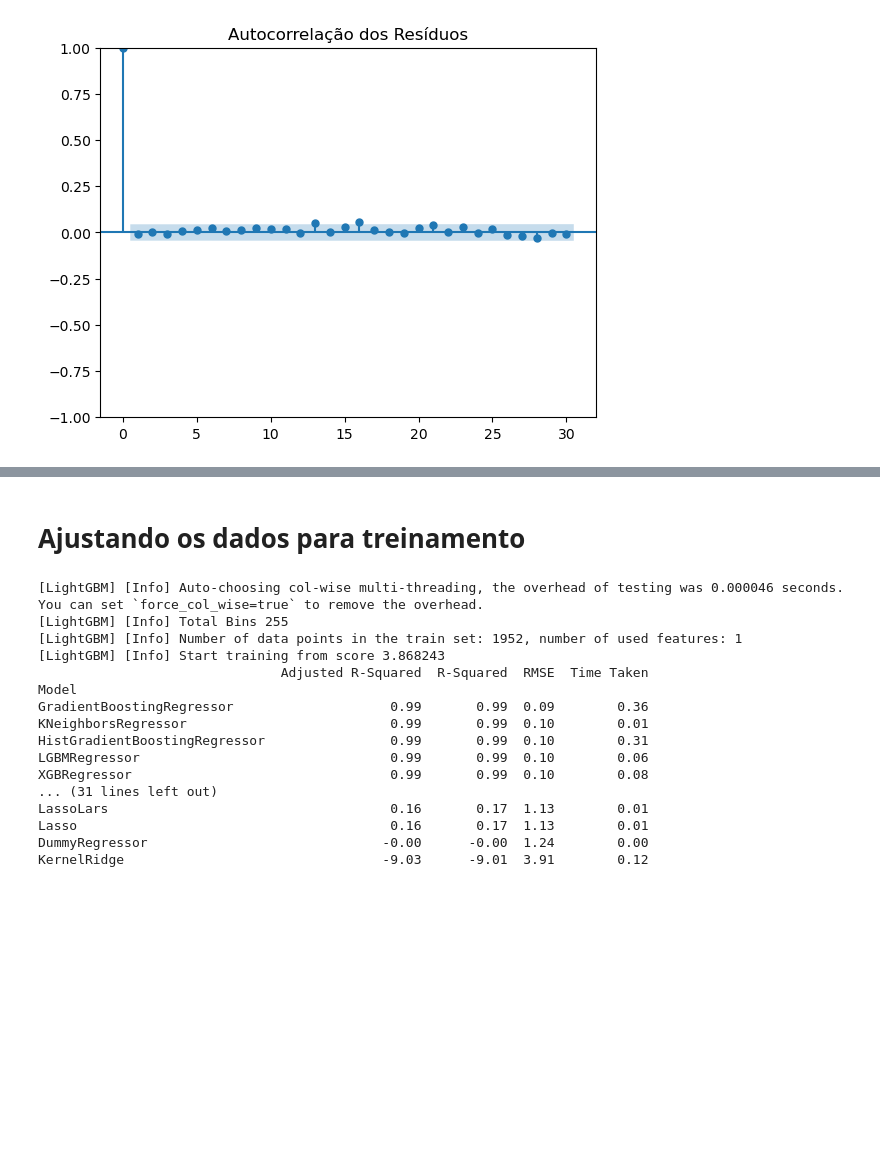
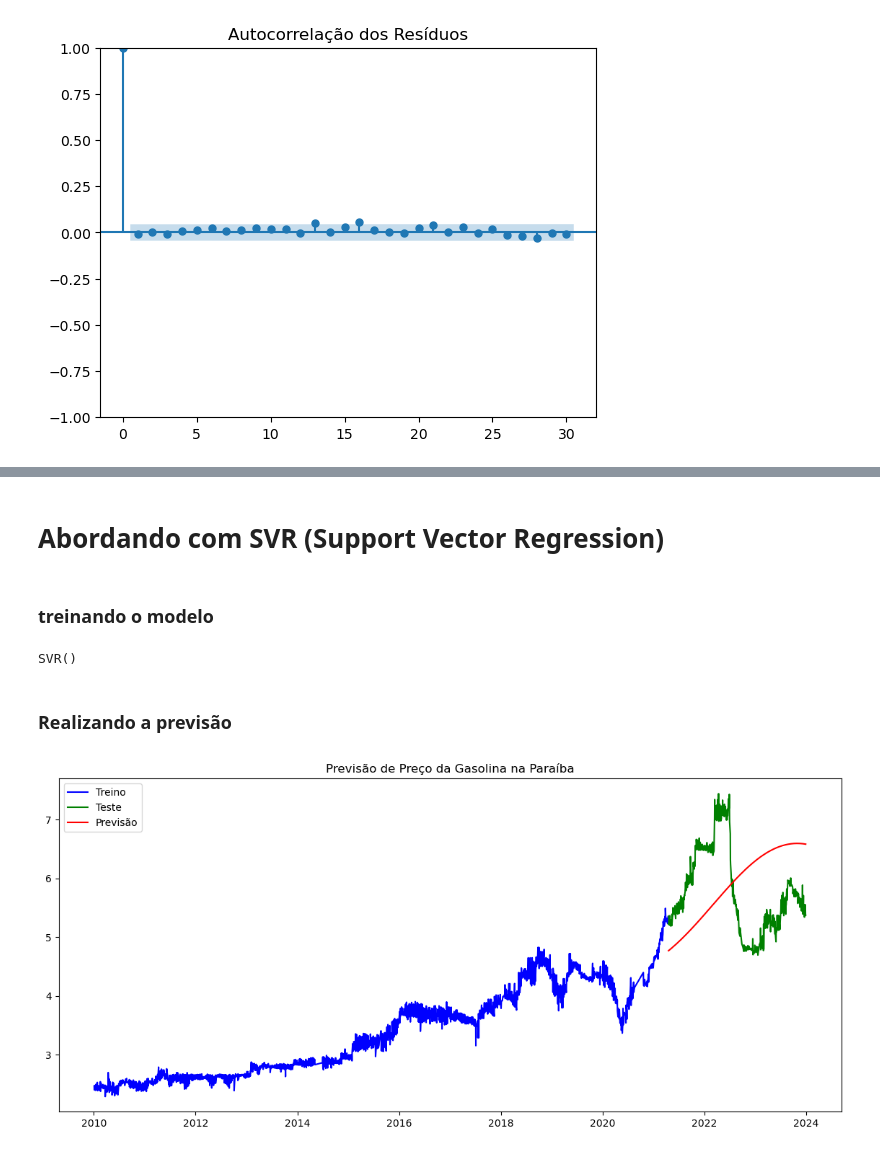
Before and after one commit to ivoaraujo17/series_temporais, a Jupyter notebook: gasolina_paraiba.ipynb, the cells around one changed output, grey strips where cells are left out. Saved outputs shown, nothing was run; the diff lists cells and outputs as text; code cells hidden in the pictures; blank space fills up the shorter version.

```diff
--- a/Untitled.ipynb
+++ b/gasolina_paraiba.ipynb
@@ -287,2 +291,0 @@ plt.show()
-# %% [markdown]
-# Ajustando os dados para treinamento
@@ -293,32 +292,40 @@ y = df_gasolina['Valor de Venda'].values
-# %%
-from lazypredict.Supervised import LazyRegressor
-from sklearn.model_selection import train_test_split
-
-# Dividindo os dados em treino e teste
-X_train, X_test, y_train, y_test = train_test_split(X, y, test_size=0.2, random_state=42)
-
-# Inicializando o LazyRegressor
-reg = LazyRegressor(verbose=0, ignore_warnings=True, custom_metric=None)
-
-# Treinando e avaliando modelos
-models, predictions = reg.fit(X_train, X_test, y_train, y_test)
-
-print(models)
-# %% [output]
-[LightGBM] [Info] Auto-choosing col-wise multi-threading, the overhead of testing was 0.000046 seconds.
-You can set `force_col_wise=true` to remove the overhead.
-[LightGBM] [Info] Total Bins 255
-[LightGBM] [Info] Number of data points in the train set: 1952, number of used features: 1
-[LightGBM] [Info] Start training from score 3.868243
-                               Adjusted R-Squared  R-Squared  RMSE  Time Taken
-Model
-GradientBoostingRegressor                    0.99       0.99  0.09        0.36
-KNeighborsRegressor                          0.99       0.99  0.10        0.01
-HistGradientBoostingRegressor                0.99       0.99  0.10        0.31
-LGBMRegressor                                0.99       0.99  0.10        0.06
-XGBRegressor                                 0.99       0.99  0.10        0.08
-... (31 lines left out)
-LassoLars                                    0.16       0.17  1.13        0.01
-Lasso                                        0.16       0.17  1.13        0.01
-DummyRegressor                              -0.00      -0.00  1.24        0.00
-KernelRidge                                 -9.03      -9.01  3.91        0.12
+# %% [markdown]
+# Abordando com SVR (Support Vector Regression)
+# %% [markdown]
+### treinando o modelo
+# %%
+# Definir o tamanho dos conjuntos
+total_length = len(df_gasolina)
+train_size = int(0.8 * total_length)
+test_size = int(0.1 * total_length)
+
+# Separar os dados
+train = df_gasolina.iloc[:train_size]
+test = df_gasolina.iloc[train_size:]
+
+# Ajustar o modelo com o conjunto de treino
+model_svr = SVR(kernel='rbf')
+model_svr.fit(train.index.to_numpy().reshape(-1, 1), train["Valor de Venda"])
+# %% [output]
+SVR()
+# %% [markdown]
+### Realizando a previsão
+# %%
+# Previsão para o conjunto de teste
+forecast = model_svr.predict(test.index.to_numpy().reshape(-1, 1))
+
+results_df = test.copy()
+results_df['Forecast'] = forecast
+
+# Visualizar o resultado
+plt.figure(figsize=(14, 6))
+
+plt.plot(train, label='Treino', color='blue')
+plt.plot(test, label='Teste', color='green')
+plt.plot(results_df['Forecast'], label='Previsão', color='red')
+
+plt.legend(loc='upper left')
+plt.title('Previsão de Preço da Gasolina na Paraíba')
+plt.show()
+# %% [output]
+[figure, added]
```
Also changed, not shown: parts of 16 cells of this notebook.
